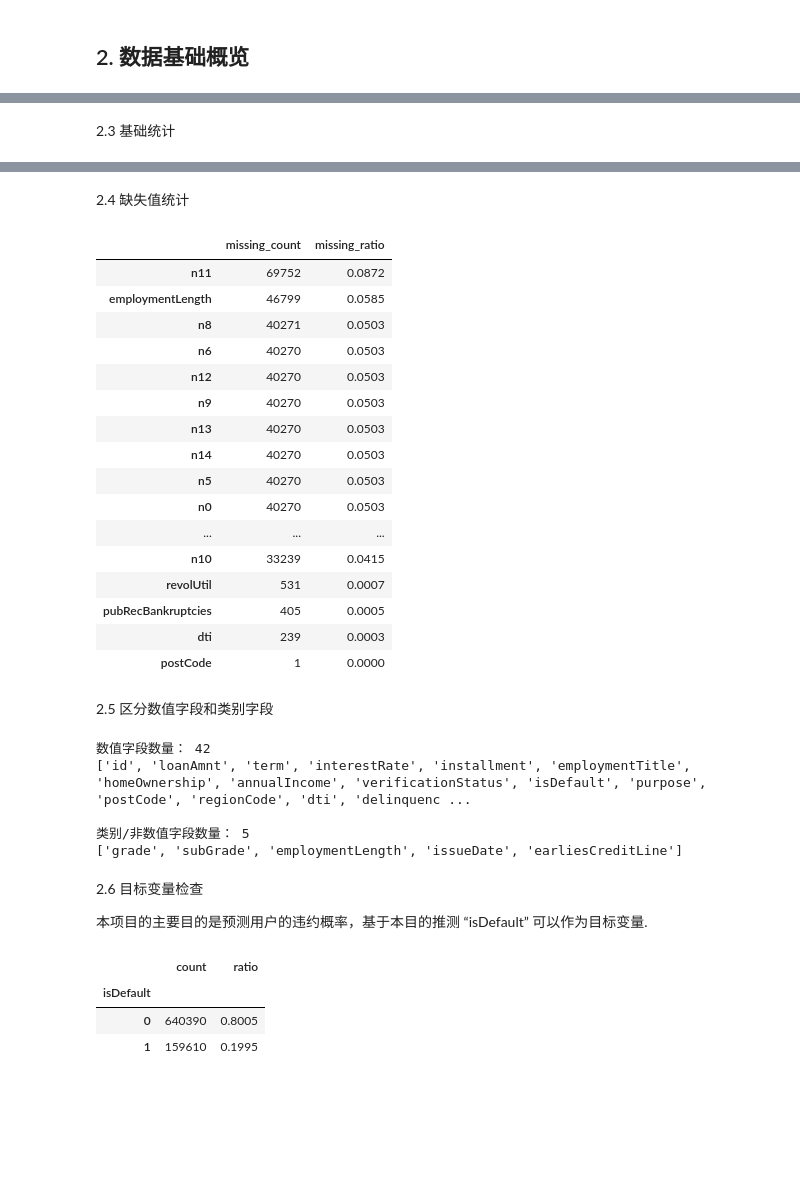
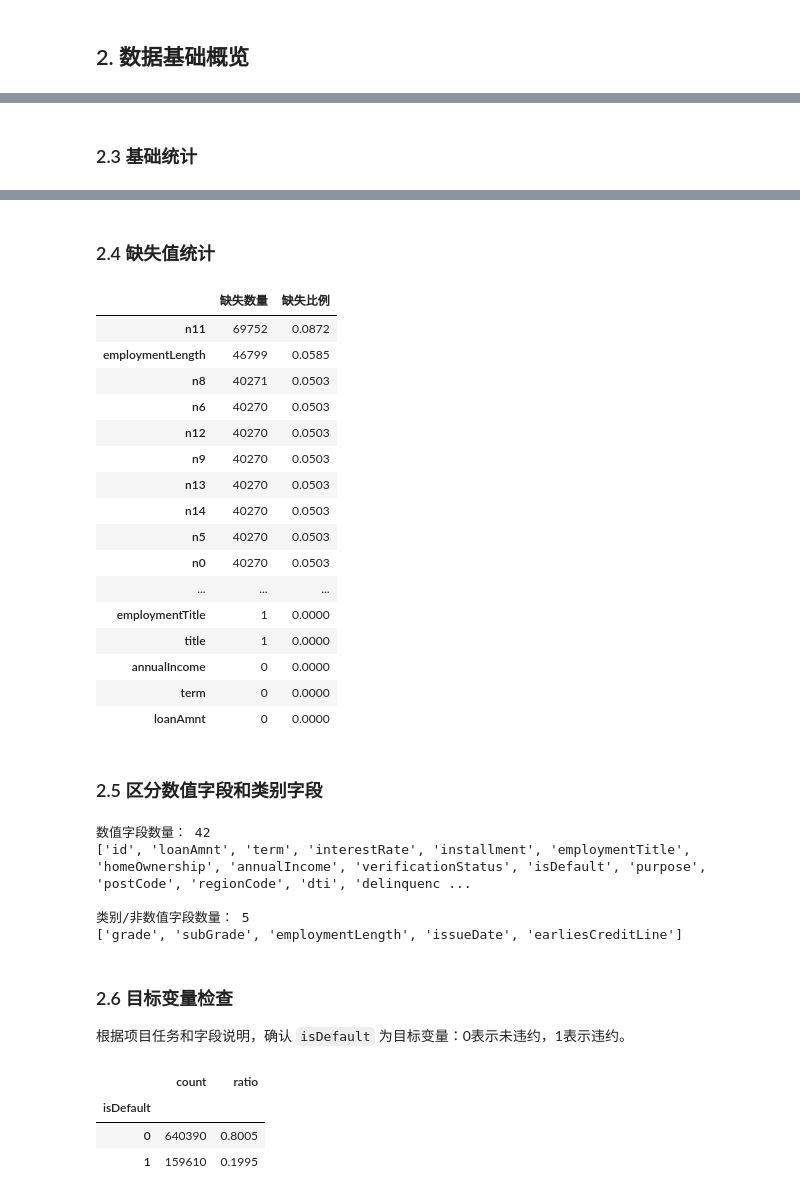
Before and after one commit to tedxu222-cpu/credit-default-prediction, a Jupyter notebook: data_preprocessing.ipynb, the cells around one changed output, grey strips where cells are left out. Cells and saved outputs as stored; diff of their text form; code cells hidden in the pictures; blank space fills up the shorter version.

```diff
--- a/data_preprocessing.ipynb
+++ b/data_preprocessing.ipynb
@@ -61,5 +77,5 @@ memory usage: 286.9 MB
 # %% [markdown]
-2.3 基础统计
+### 2.3 基础统计
 # %%
 df.describe(include="all").T
 # %% [output]
@@ -81,16 +97,16 @@ df.describe(include="all").T
 | n13 | 759730.0000 | NaN | NaN | NaN | 0.0894 | 0.5091 | 0.0000 | 0.0000 | 0.0000 | 0.0000 | 39.0000 |
 | n14 | 759730.0000 | NaN | NaN | NaN | 2.1786 | 1.8444 | 0.0000 | 1.0000 | 2.0000 | 3.0000 | 30.0000 |
 # %% [markdown]
-2.4 缺失值统计
+### 2.4 缺失值统计
 # %%
 missing_summary = pd.DataFrame({
-    "missing_count": df.isna().sum(),
-    "missing_ratio": df.isna().mean()
-}).sort_values("missing_count", ascending=False)
+    "缺失数量": df.isna().sum(),
+    "缺失比例": df.isna().mean(),
+}).sort_values("缺失数量", ascending=False)
 
-missing_summary.head(20)
+missing_summary.head(25)
 # %% [output]
-|  | missing_count | missing_ratio |
+|  | 缺失数量 | 缺失比例 |
 | n11 | 69752 | 0.0872 |
 | employmentLength | 46799 | 0.0585 |
 | n8 | 40271 | 0.0503 |
@@ -102,13 +118,13 @@ missing_summary.head(20)
 | n5 | 40270 | 0.0503 |
 | n0 | 40270 | 0.0503 |
 | ... | ... | ... |
-| n10 | 33239 | 0.0415 |
-| revolUtil | 531 | 0.0007 |
-| pubRecBankruptcies | 405 | 0.0005 |
-| dti | 239 | 0.0003 |
-| postCode | 1 | 0.0000 |
+| employmentTitle | 1 | 0.0000 |
+| title | 1 | 0.0000 |
+| annualIncome | 0 | 0.0000 |
+| term | 0 | 0.0000 |
+| loanAmnt | 0 | 0.0000 |
 # %% [markdown]
-2.5 区分数值字段和类别字段
+### 2.5 区分数值字段和类别字段
 # %%
 numeric_cols = df.select_dtypes(include=["number"]).columns.tolist()
 categorical_cols = df.select_dtypes(exclude=["number"]).columns.tolist()
@@ -125,9 +141,9 @@ print(categorical_cols)
 类别/非数值字段数量： 5
 ['grade', 'subGrade', 'employmentLength', 'issueDate', 'earliesCreditLine']
 # %% [markdown]
-2.6 目标变量检查
+### 2.6 目标变量检查
 
-本项目的主要目的是预测用户的违约概率，基于本目的推测 “isDefault” 可以作为目标变量.
+根据项目任务和字段说明，确认 `isDefault` 为目标变量：0表示未违约，1表示违约。
 # %%
 TARGET = "isDefault"
 
```
Also changed, not shown: parts of 62 cells of this notebook, 3 other files.
